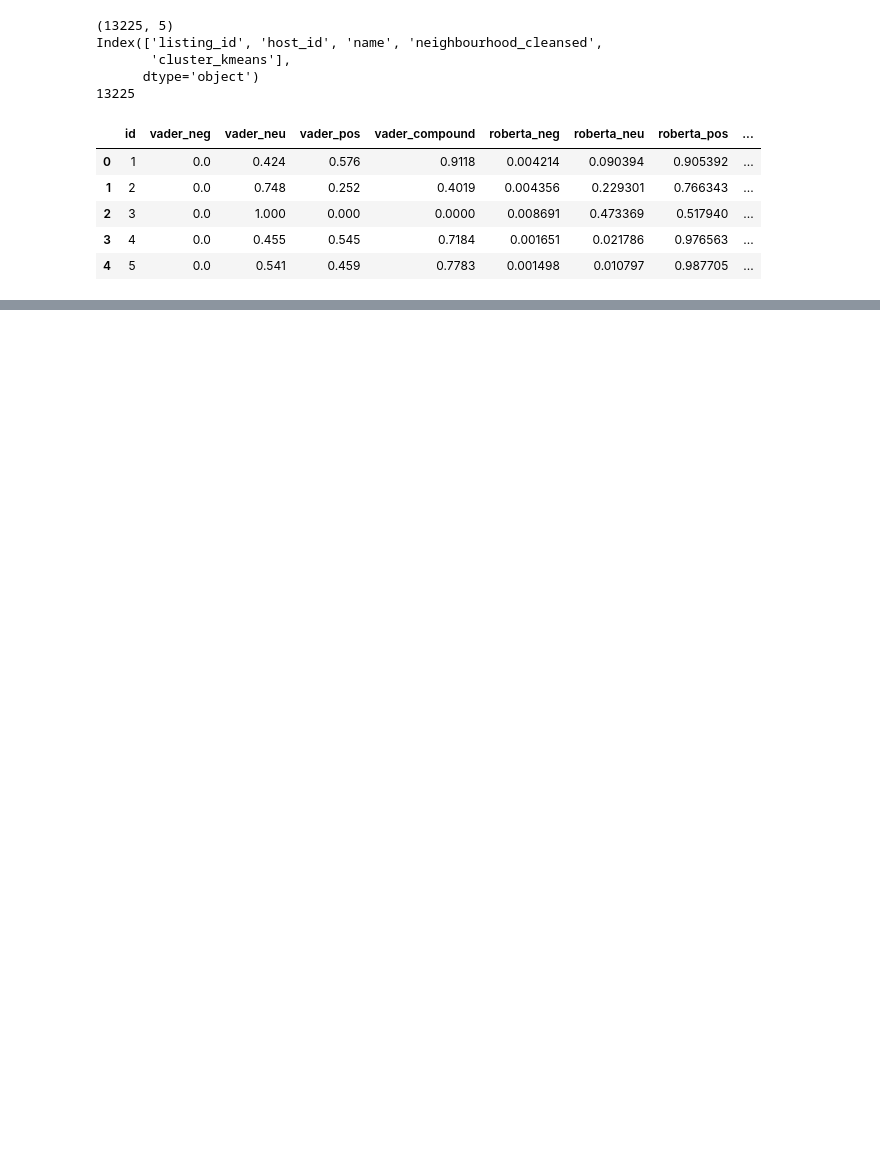
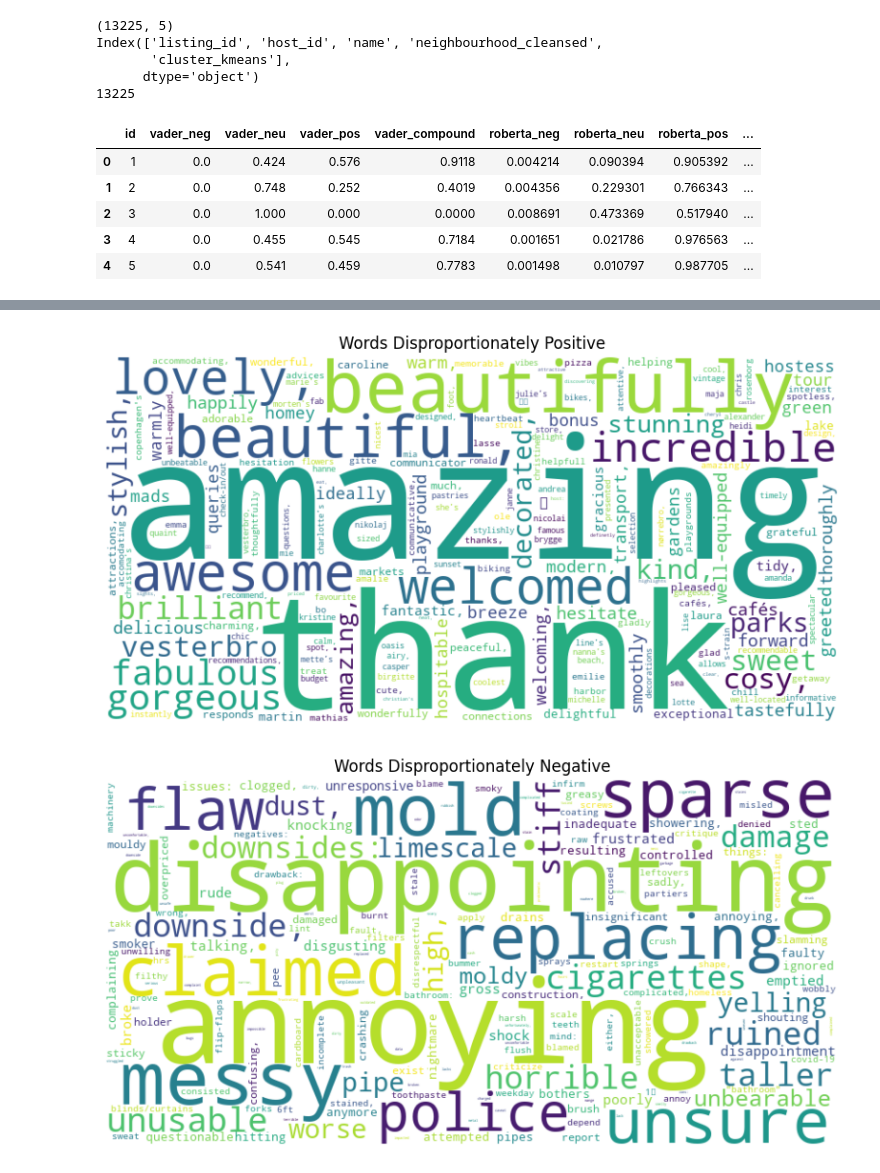
Before and after one commit to juliuseg/CompToolsDatascience41, a Jupyter notebook: airbnbDataAnalysis.ipynb, the cells around one changed output, grey strips where cells are left out. Saved outputs shown, nothing was run; the diff lists cells and outputs as text; code cells hidden in the pictures; blank space fills up the shorter version.

```diff
--- a/airbnbDataAnalysis.ipynb
+++ b/airbnbDataAnalysis.ipynb
@@ -20,6 +20,7 @@ Index(['listing_id', 'host_id', 'name', 'neighbourhood_cleansed',
 # I saved like this: results_df.to_csv(f"results_df_{datetime.now().strftime('%Y%m%d_%H%M%S')}.csv", index=False)
 # Read in results_df
 results_df = pd.read_csv('results_df_20251118_125309.csv')
+results_df["Review"] = results_df["Review"].str.replace(r"<br\s*/?>", "", regex=True)
 # %%
 merged_df = results_df[results_df["listing_id"].isin(cluster_df["listing_id"])].merge(cluster_df, on="listing_id", how="left")
 merged_df.head()
@@ -112,0 +130,10 @@ for s in ["roberta_neg", "roberta_neu", "roberta_pos"]:
+# %%
+# Example usage
+pos_texts = results_df.loc[results_df.roberta_neg < results_df.roberta_pos, "Review"]
+neg_texts = results_df.loc[results_df.roberta_pos < results_df.roberta_neg, "Review"]
+
+make_weighted_wc(pos_texts, neg_texts, "Words Disproportionately Positive")
+make_weighted_wc(neg_texts, pos_texts, "Words Disproportionately Negative")
+# %% [output]
+[figure, added]
+[figure, added]
```
Also changed, not shown: parts of 4 cells of this notebook, 44 other files.
